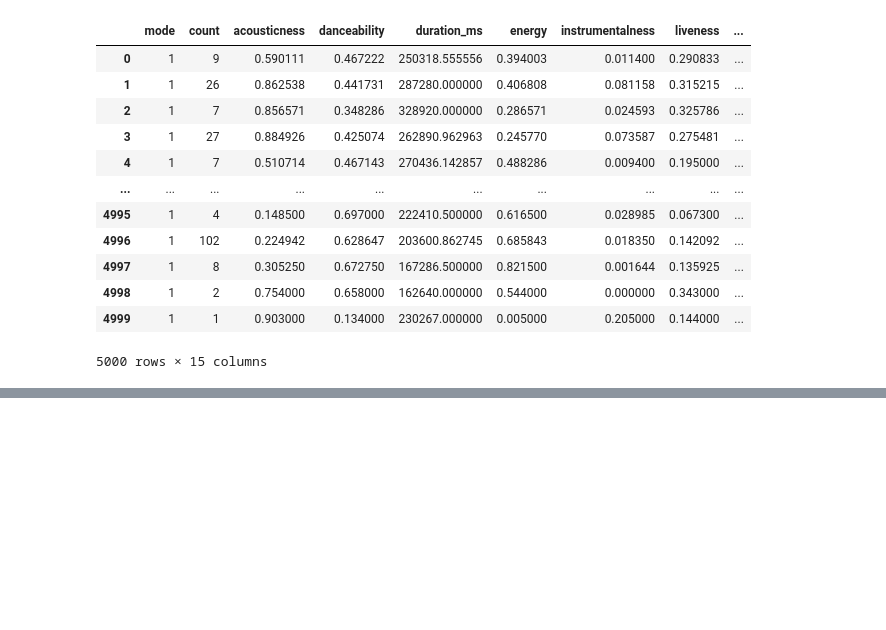
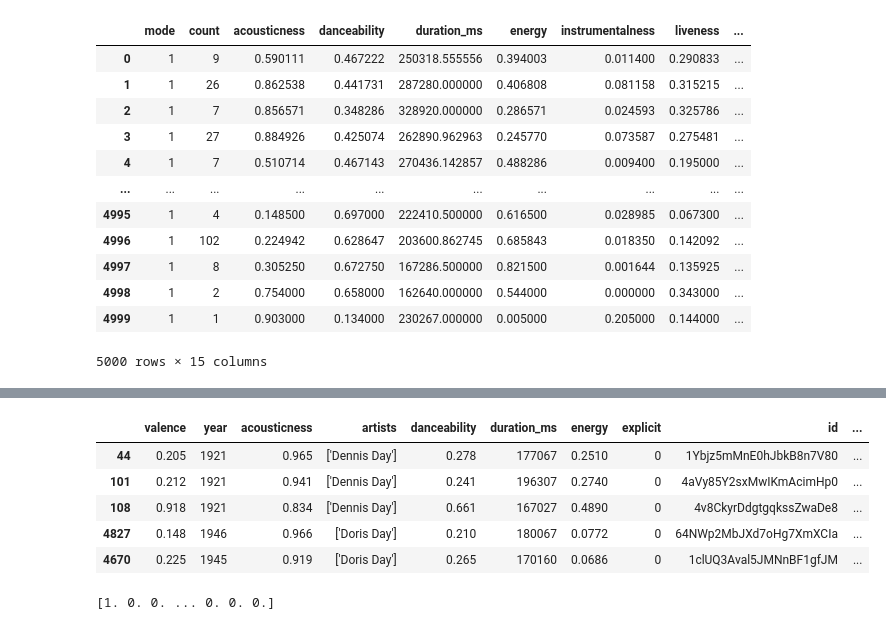
Before and after one commit to J4QK2/MusicRecommendationSystem, a Jupyter notebook: musicRecommendation.ipynb, the cells around one changed output, grey strips where cells are left out. Saved outputs shown, nothing was run; the diff lists cells and outputs as text; code cells hidden in the pictures; blank space fills up the shorter version.

```diff
--- a/musicRecommendation.ipynb
+++ b/musicRecommendation.ipynb
@@ -268,3 +268,5 @@ final_artists_df.drop(columns=['artists'])
 5000 rows × 15 columns
 # %%
 from sklearn.metrics.pairwise import cosine_similarity
+# %%
+similarity_matrix = cosine_similarity(tfidf_df)
@@ -270,0 +283,16 @@ from sklearn.metrics.pairwise import cosine_similarity
+# %%
+similar = similarity_matrix[1]
+top_indices = np.argsort(similar)[::-1][1:6]
+# %%
+df.iloc[top_indices]
+# %% [output]
+|  | valence | year | acousticness | artists | danceability | duration_ms | energy | explicit | id | ... |
+| 44 | 0.205 | 1921 | 0.965 | ['Dennis Day'] | 0.278 | 177067 | 0.2510 | 0 | 1Ybjz5mMnE0hJbkB8n7V80 | ... |
+| 101 | 0.212 | 1921 | 0.941 | ['Dennis Day'] | 0.241 | 196307 | 0.2740 | 0 | 4aVy85Y2sxMwIKmAcimHp0 | ... |
+| 108 | 0.918 | 1921 | 0.834 | ['Dennis Day'] | 0.661 | 167027 | 0.4890 | 0 | 4v8CkyrDdgtgqkssZwaDe8 | ... |
+| 4827 | 0.148 | 1946 | 0.966 | ['Doris Day'] | 0.210 | 180067 | 0.0772 | 0 | 64NWp2MbJXd7oHg7XmXCIa | ... |
+| 4670 | 0.225 | 1945 | 0.919 | ['Doris Day'] | 0.265 | 170160 | 0.0686 | 0 | 1clUQ3Aval5JMNnBF1gfJM | ... |
+# %%
+print(similarity_matrix[0])
+# %% [output]
+[1. 0. 0. ... 0. 0. 0.]
```
Also changed, not shown: parts of 4 cells of this notebook.
